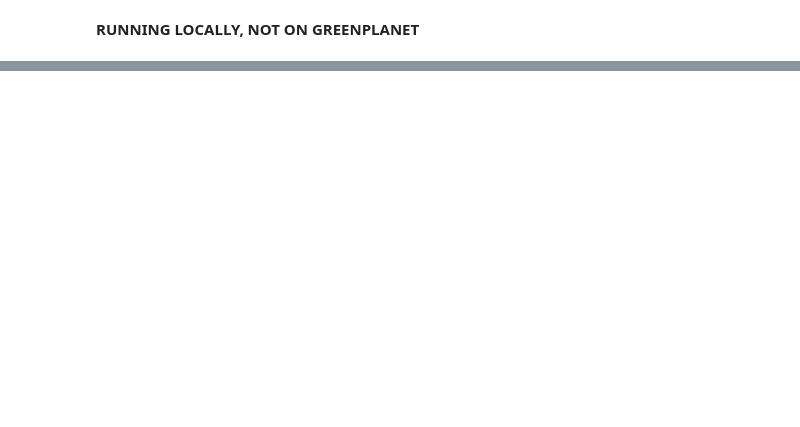
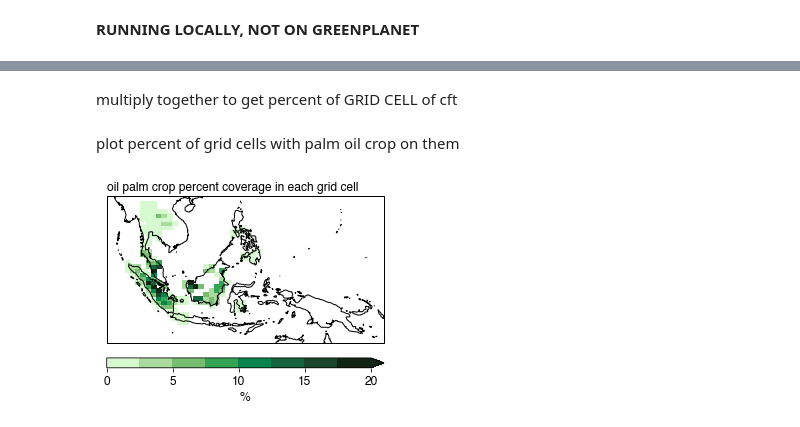
Before and after one commit to bairdlangenbrunner/cesm2-analysis, a Jupyter notebook: fequinox-runs/exploring_surfdata_input.ipynb, the cells around one changed output, grey strips where cells are left out. Drawn from its saved outputs; the diff is of its cells as text; code cells hidden in the pictures; blank space fills up the shorter version.

```diff
--- a/fequinox-runs/exploring_surfdata_input.ipynb
+++ b/fequinox-runs/exploring_surfdata_input.ipynb
@@ -29,0 +34,5 @@ mp.contourf(pct_cft[6,:,:])
+# %%
+landfrac = surfdata_ds['LANDFRAC_PFT'].values
+# %%
+lat = surfdata_ds['LATIXY'].values[:,0]
+lon = surfdata_ds['LONGXY'].values[0,:]
@@ -29,0 +53,4 @@ mp.contourf(pct_cft[6,:,:])
+# %% [markdown]
+multiply together to get percent of GRID CELL of cft
+# %%
+pct_cropxcft = (numpy.expand_dims(pct_crop, axis=0)/100.)*(pct_cft/100.)*numpy.expand_dims(landfrac, axis=0)
@@ -29,0 +59,58 @@ mp.contourf(pct_cft[6,:,:])
+# %%
+oilpalm_idx = 39
+oilpalm_irr_idx = 40
+rice_idx = 47
+winterwheat_irr_idx = 8
+# %% [markdown]
+plot percent of grid cells with palm oil crop on them
+# %%
+which_idx = oilpalm_idx
+which_idx = oilpalm_irr_idx
+#which_idx = rice_idx
+#which_idx = winterwheat_irr_idx
+
+
+lat_lo = -13
+lat_hi = 22
+lon_lo = 90
+lon_hi = 156
+
+fontsize=12
+map_proj = cartopy.crs.PlateCarree()
+data_proj = cartopy.crs.PlateCarree()
+fig = mp.figure(figsize=(4.25,2.75))
+ax = fig.add_subplot(111, projection=map_proj)
+
+# ADD IRRIGATED AND RAINFED TOGETHER
+field = pct_cropxcft[oilpalm_idx-1,:,:]+pct_cropxcft[oilpalm_irr_idx-1,:,:]
+#field = pct_cropxcft[which_idx-1,:,:]
+field[field==0] = numpy.nan
+
+cmap = cmocean.cm.algae
+levels = numpy.arange(0,20.1,2.5)
+norm = matplotlib.colors.BoundaryNorm(levels, cmap.N)
+contour_plot = ax.pcolormesh(lon_pcolormesh_midpoints,lat_pcolormesh_midpoints,\
+                             field*100.,\
+                             cmap=cmap,\
+                             norm=norm,\
+                             #cmocean.cm.turbid,\
+                             vmin=0, vmax=20, transform=data_proj)
+ax.coastlines(resolution='50m')
+ax.set_extent([lon_lo,lon_hi,lat_lo,lat_hi], crs=map_proj)
+
+fig.tight_layout()
+
+axpos = ax.get_position()
+cbar_ax = fig.add_axes([axpos.x0,axpos.y0-0.05,axpos.width,0.05])
+cbar = mp.colorbar(contour_plot, cax=cbar_ax, orientation='horizontal', extend='max')
+cbar_ax.tick_params(labelsize=fontsize)
+cbar.set_label('%',fontsize=fontsize)
+cbar.set_ticks([0,5,10,15,20])
+
+ax.text(s='oil palm crop percent coverage in each grid cell', \
+        x=0, y=1.02, ha='left', va='bottom',\
+        fontsize=fontsize, transform=ax.transAxes)
+
+fig.savefig('oil_palm_coverage_from_surfdata.png', bbox_inches='tight', transparent=True, dpi=600)
+# %% [output]
+[figure, added]
```
Also changed, not shown: parts of 18 cells of this notebook, 2 other files.
